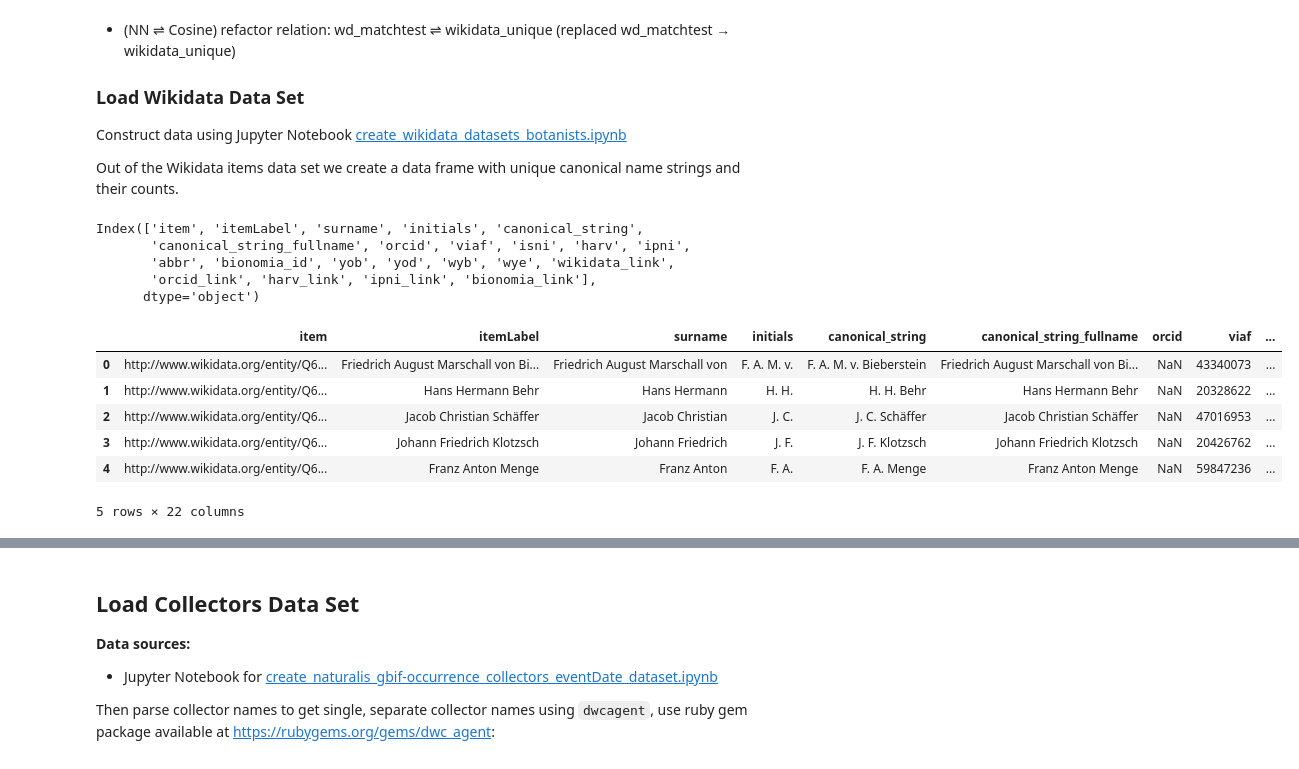
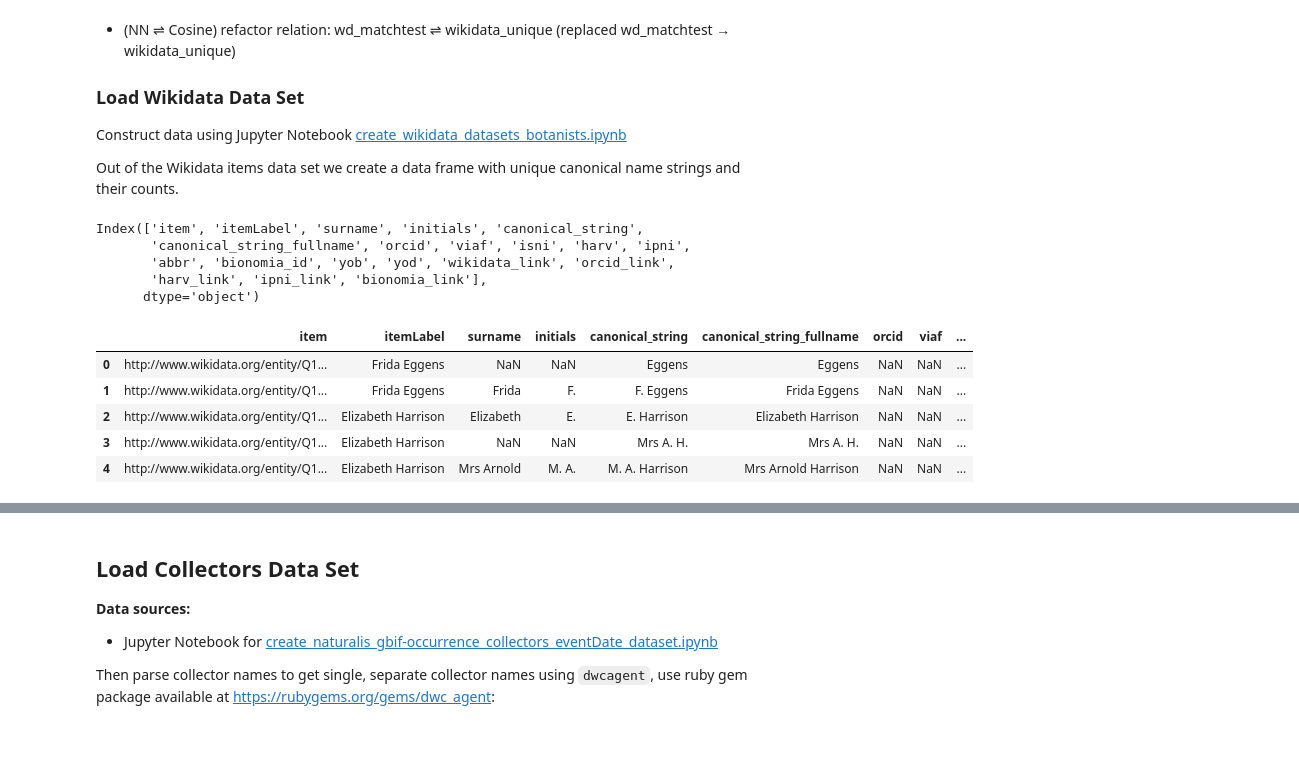
Before and after one commit to infinite-dao/collector-matching, a Jupyter notebook: match_names_Naturalis-dwcagent-parsed-eventDate_vs_WikiData_cosine-similarity.ipynb, the cells around one changed output, grey strips where cells are left out. Cells and saved outputs as stored; diff of their text form; code cells hidden in the pictures.

```diff
--- a/match_names_Naturalis-dwcagent-parsed-eventDate_vs_WikiData_cosine-similarity.ipynb
+++ b/match_names_Naturalis-dwcagent-parsed-eventDate_vs_WikiData_cosine-similarity.ipynb
@@ -23,33 +23,55 @@ Out of the Wikidata items data set we create a data frame with unique canonical
 # %%
 import pandas as pd
 import pprint, time, os
 
+explain_and_show_the_data = True
+this_timestamp_for_data=20240312
+# this_timestamp_for_data=time.strftime('%Y%m%d')
+
 wikidata = pd.read_csv(
     # "data/wikidata_persons_botanists_20231030_1539.csv", # inverse match: [particle +] family, given
-    "data/wikidata_persons_botanists_20231116.csv",        # match: given [+ particle] + family[+ , suffix]
+    # "data/wikidata_persons_botanists_20231116.csv",        # match: given [+ particle] + family[+ , suffix]
+    "data/wikidata_persons_botanists_20240312.csv", # with itemLabel + altLabel wyb, wye removed
     index_col=0, low_memory=False,
     dtype={
         'yob':'Int32',
         'yod':'Int32',
         'wyb':'Int32',
         'wye':'Int32'
     }
 )
-pprint.pprint(wikidata.columns)
-display(wikidata.head())
+# # # # # # # # # # # # # # # #
+# def convert_to_datetime(year):
+#     year = int(year)
+#     days = int((year - int(year)) * 365.25)
+#     base_date = pd.to_datetime(f'{year}-01-01', errors="ignore")
+#     # ,format='%Y-%m-%d', errors='coerce'
+#     # base_date = pd.Period(year, freq='D')
+#     return base_date + pd.DateOffset(days=days)
+#
+# def convert_to_datetime(year):
+#     base_date = pd.to_datetime(f'{year}-01-01', errors="ignore")
+# print(wikidata.dtypes)
+
+# wikidata['yob_converted'] = wikidata['yob'].apply(convert_to_datetime)
+# wikidata['yod_converted'] = wikidata['yod'].apply(lambda x: pd.Period(x, freq='Y')) # Given date string "-286" not likely a datetime
+# # # # # # # # # # # # # # # #
+
+if explain_and_show_the_data:
+    pprint.pprint(wikidata.columns)
+    display(wikidata.head())
 # %% [output]
 Index(['item', 'itemLabel', 'surname', 'initials', 'canonical_string',
        'canonical_string_fullname', 'orcid', 'viaf', 'isni', 'harv', 'ipni',
-       'abbr', 'bionomia_id', 'yob', 'yod', 'wyb', 'wye', 'wikidata_link',
-       'orcid_link', 'harv_link', 'ipni_link', 'bionomia_link'],
+       'abbr', 'bionomia_id', 'yob', 'yod', 'wikidata_link', 'orcid_link',
+       'harv_link', 'ipni_link', 'bionomia_link'],
       dtype='object')
 |  | item | itemLabel | surname | initials | canonical_string | canonical_string_fullname | orcid | viaf | ... |
-| 0 | http://www.wikidata.org/entity/Q6... | Friedrich August Marschall von Bi... | Friedrich August Marschall von | F. A. M. v. | F. A. M. v. Bieberstein | Friedrich August Marschall von Bi... | NaN | 43340073 | ... |
-| 1 | http://www.wikidata.org/entity/Q6... | Hans Hermann Behr | Hans Hermann | H. H. | H. H. Behr | Hans Hermann Behr | NaN | 20328622 | ... |
-| 2 | http://www.wikidata.org/entity/Q6... | Jacob Christian Schäffer | Jacob Christian | J. C. | J. C. Schäffer | Jacob Christian Schäffer | NaN | 47016953 | ... |
-| 3 | http://www.wikidata.org/entity/Q6... | Johann Friedrich Klotzsch | Johann Friedrich | J. F. | J. F. Klotzsch | Johann Friedrich Klotzsch | NaN | 20426762 | ... |
-| 4 | http://www.wikidata.org/entity/Q6... | Franz Anton Menge | Franz Anton | F. A. | F. A. Menge | Franz Anton Menge | NaN | 59847236 | ... |
+| 0 | http://www.wikidata.org/entity/Q1... | Frida Eggens | NaN | NaN | Eggens | Eggens | NaN | NaN | ... |
+| 1 | http://www.wikidata.org/entity/Q1... | Frida Eggens | Frida | F. | F. Eggens | Frida Eggens | NaN | NaN | ... |
+| 2 | http://www.wikidata.org/entity/Q1... | Elizabeth Harrison | Elizabeth | E. | E. Harrison | Elizabeth Harrison | NaN | NaN | ... |
+| 3 | http://www.wikidata.org/entity/Q1... | Elizabeth Harrison | NaN | NaN | Mrs A. H. | Mrs A. H. | NaN | NaN | ... |
+| 4 | http://www.wikidata.org/entity/Q1... | Elizabeth Harrison | Mrs Arnold | M. A. | M. A. Harrison | Mrs Arnold Harrison | NaN | NaN | ... |
-5 rows × 22 columns
 # %%
 # compile data having only unique canonical strings
 # group by canonical name/string, count douplicated names
```
Also changed, not shown: parts of 26 cells of this notebook, 27 other files.
